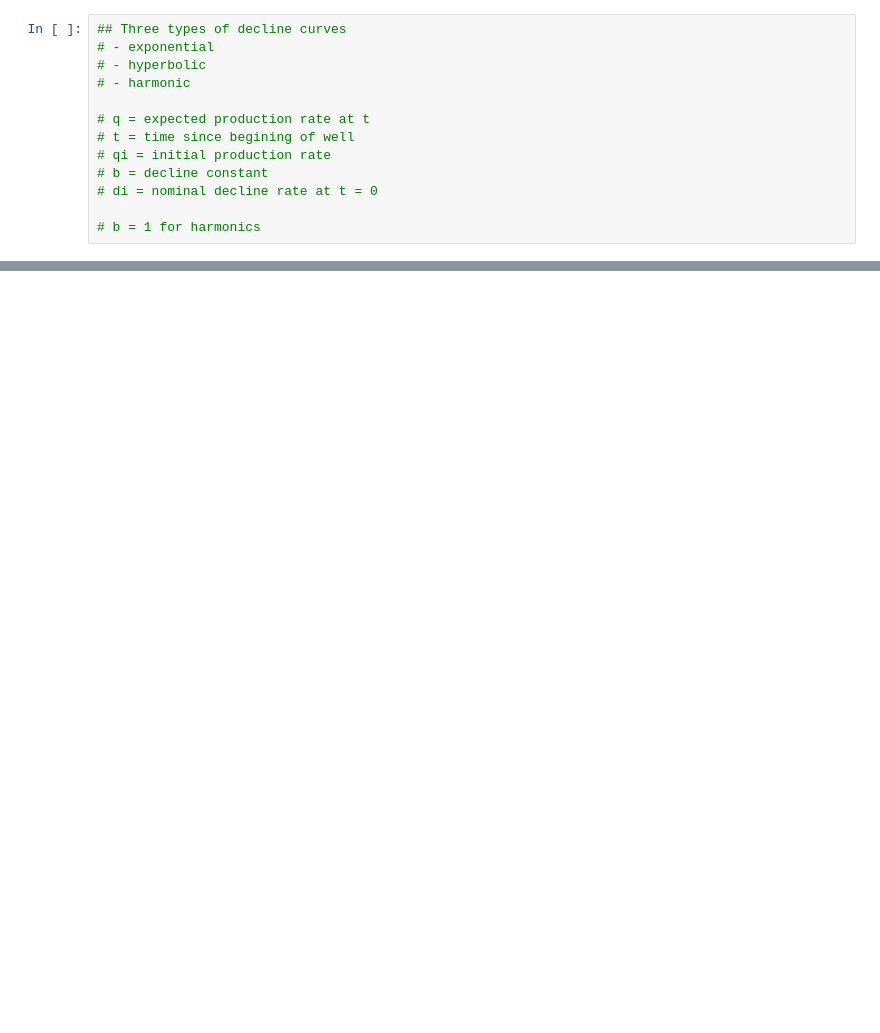
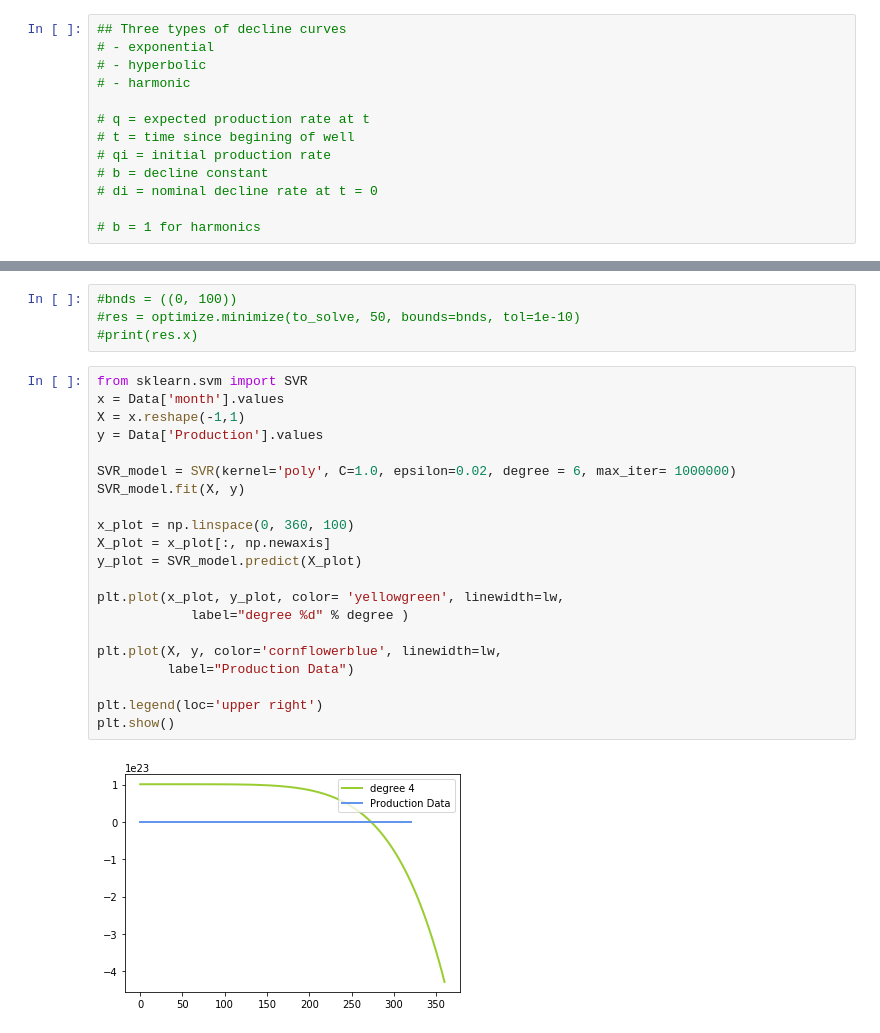
Before and after one commit to PrestonBlackburn/Decline-Curve-Analysis, a Jupyter notebook: Decline Curve Calcs.ipynb, the cells around one changed output, grey strips where cells are left out. Saved outputs shown, nothing was run; the diff lists cells and outputs as text; blank space fills up the shorter version.

```diff
--- a/Decline Curve Calcs.ipynb
+++ b/Decline Curve Calcs.ipynb
@@ -91,0 +165,27 @@ plt.show()
+# %%
+#bnds = ((0, 100))
+#res = optimize.minimize(to_solve, 50, bounds=bnds, tol=1e-10)
+#print(res.x)
+# %%
+from sklearn.svm import SVR
+x = Data['month'].values
+X = x.reshape(-1,1)
+y = Data['Production'].values
+
+SVR_model = SVR(kernel='poly', C=1.0, epsilon=0.02, degree = 6, max_iter= 1000000)
+SVR_model.fit(X, y)
+
+x_plot = np.linspace(0, 360, 100)
+X_plot = x_plot[:, np.newaxis]
+y_plot = SVR_model.predict(X_plot)
+
+plt.plot(x_plot, y_plot, color= 'yellowgreen', linewidth=lw,
+            label="degree %d" % degree )
+
+plt.plot(X, y, color='cornflowerblue', linewidth=lw,
+         label="Production Data")
+
+plt.legend(loc='upper right')
+plt.show()
+# %% [output]
+[figure, added]
```
Also changed, not shown: parts of 24 cells of this notebook, 1 other file.
